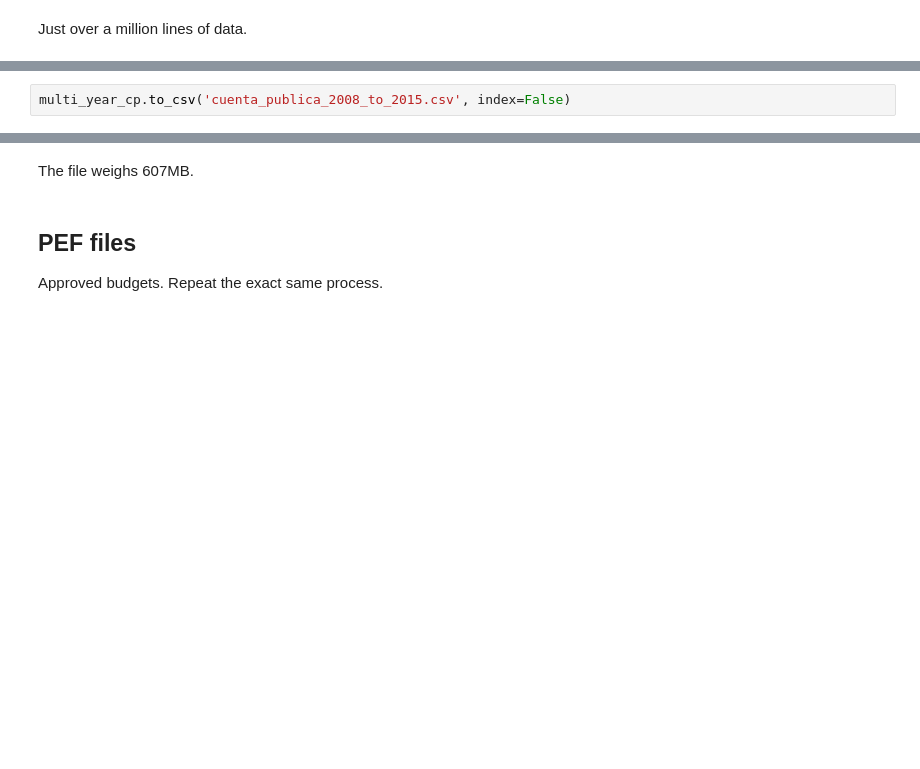
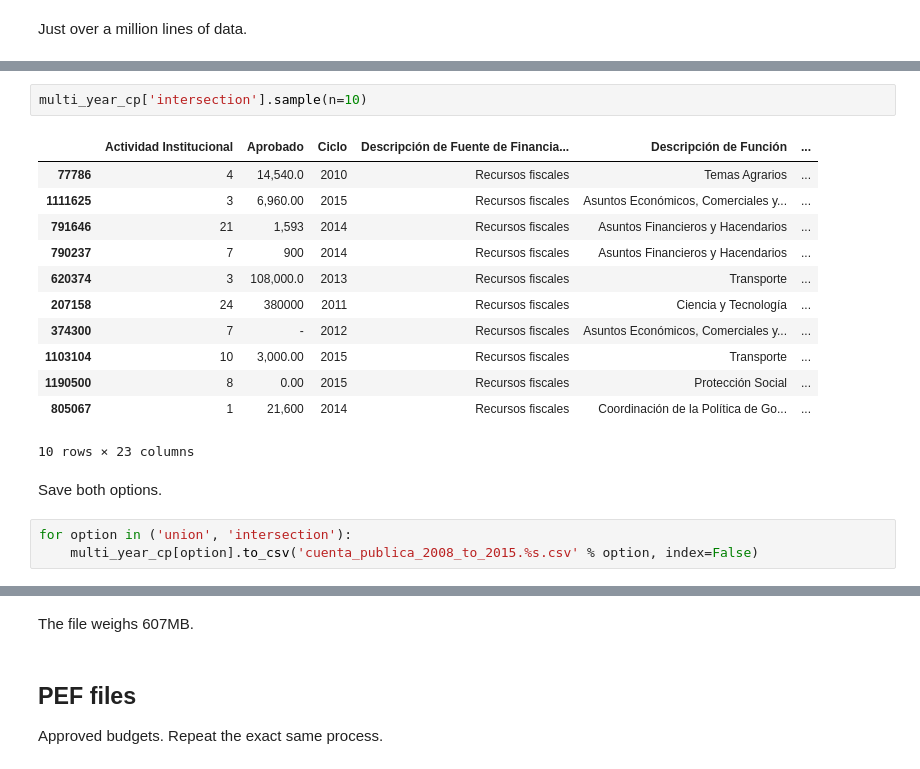
Before and after one commit to cyberbikepunk/mexico, a Jupyter notebook: mexican_federal_budget_ingestion_preparation.ipynb, the cells around one changed output, grey strips where cells are left out. Saved outputs shown, nothing was run; the diff lists cells and outputs as text; blank space fills up the shorter version.

```diff
--- a/mexican_federal_budget_ingestion_preparation.ipynb
+++ b/mexican_federal_budget_ingestion_preparation.ipynb
@@ -427,5 +465,23 @@ Looks alright, let's save it.
+# %%
+multi_year_cp['intersection'].sample(n=10)
+# %% [output]
+|  | Actividad Institucional | Aprobado | Ciclo | Descripción de Fuente de Financia... | Descripción de Función | ... |
+| 77786 | 4 | 14,540.0 | 2010 | Recursos fiscales | Temas Agrarios | ... |
+| 1111625 | 3 | 6,960.00 | 2015 | Recursos fiscales | Asuntos Económicos, Comerciales y... | ... |
+| 791646 | 21 | 1,593 | 2014 | Recursos fiscales | Asuntos Financieros y Hacendarios | ... |
+| 790237 | 7 | 900 | 2014 | Recursos fiscales | Asuntos Financieros y Hacendarios | ... |
+| 620374 | 3 | 108,000.0 | 2013 | Recursos fiscales | Transporte | ... |
+| 207158 | 24 | 380000 | 2011 | Recursos fiscales | Ciencia y Tecnología | ... |
+| 374300 | 7 | - | 2012 | Recursos fiscales | Asuntos Económicos, Comerciales y... | ... |
+| 1103104 | 10 | 3,000.00 | 2015 | Recursos fiscales | Transporte | ... |
+| 1190500 | 8 | 0.00 | 2015 | Recursos fiscales | Protección Social | ... |
+| 805067 | 1 | 21,600 | 2014 | Recursos fiscales | Coordinación de la Política de Go... | ... |
+10 rows × 23 columns
+# %% [markdown]
+Save both options.
 # %%
-multi_year_cp.to_csv('cuenta_publica_2008_to_2015.csv', index=False)
+for option in ('union', 'intersection'):
+    multi_year_cp[option].to_csv('cuenta_publica_2008_to_2015.%s.csv' % option, index=False)
 # %%
 !ls -lh
 # %% [output]
```
Also changed, not shown: parts of 64 cells of this notebook, 4 other files.
